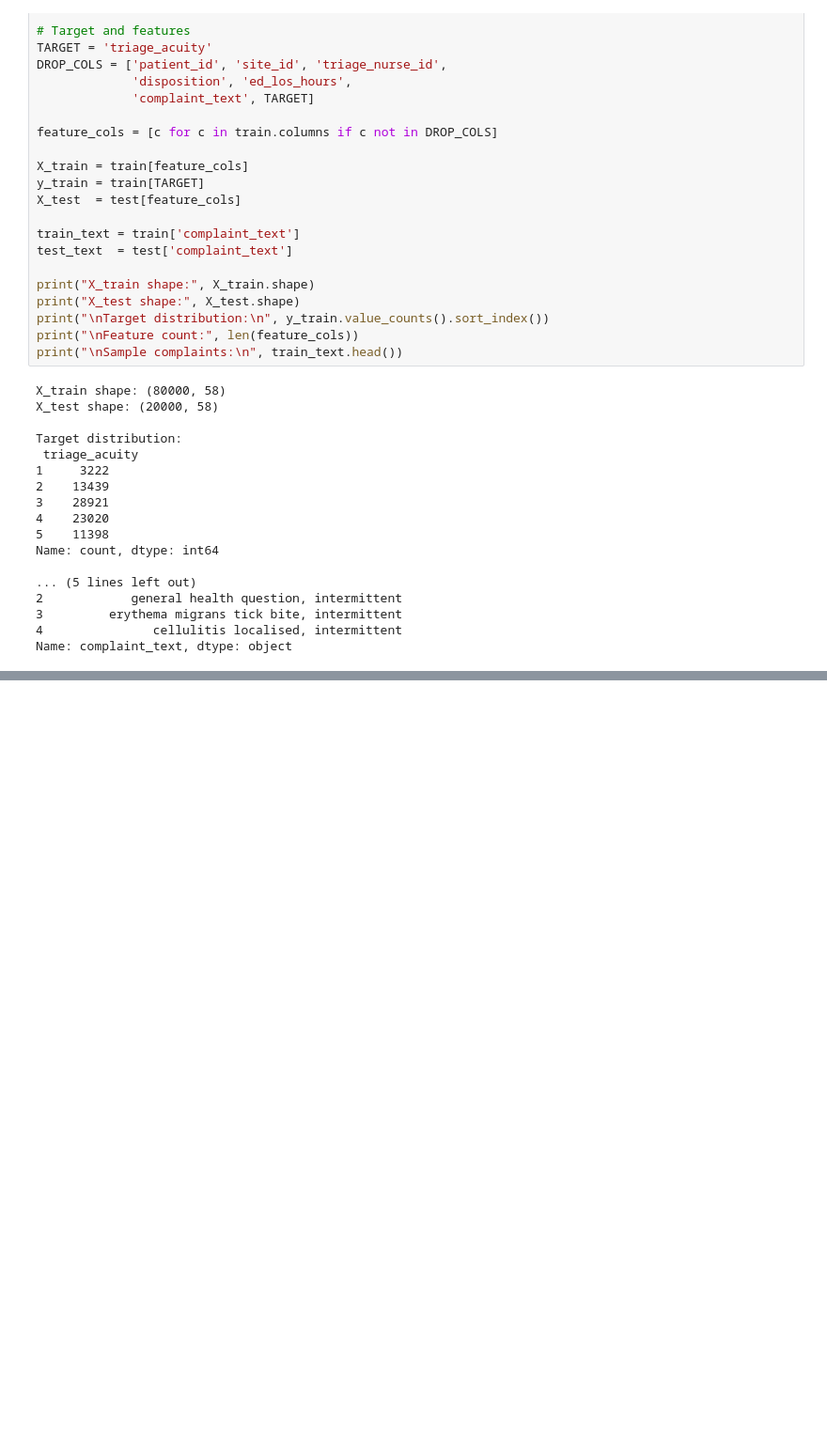
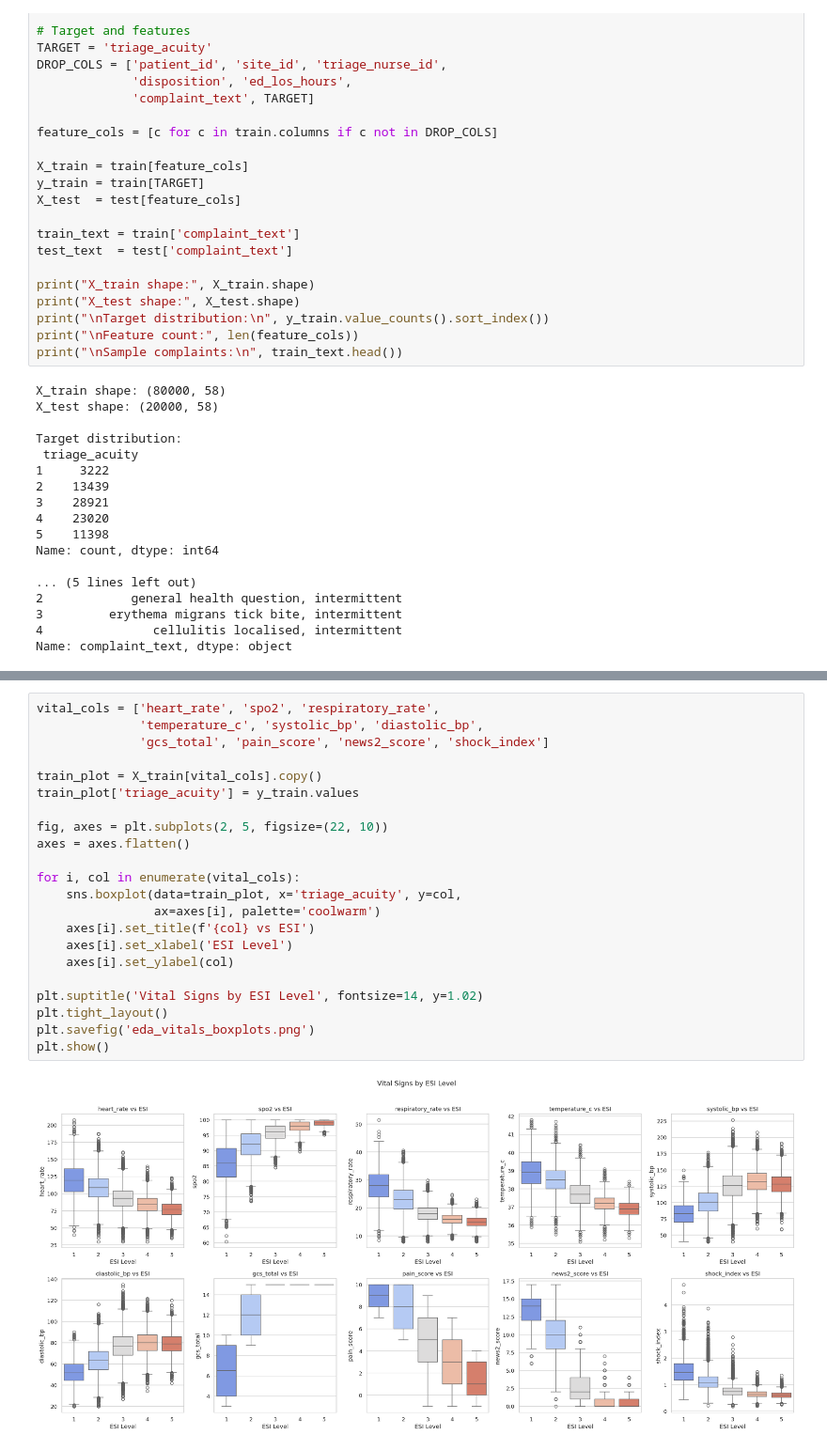
Before and after one commit to sayan1506/Triagegeist, a Jupyter notebook: Triagegegist_Phase_1.ipynb, the cells around one changed output, grey strips where cells are left out. Shown at 94% size. Drawn from its saved outputs; the diff is of its cells as text; blank space fills up the shorter version.

```diff
--- a/Triagegegist_Phase_1.ipynb
+++ b/Triagegegist_Phase_1.ipynb
@@ -90,0 +198,24 @@ Name: complaint_text, dtype: object
+# %%
+vital_cols = ['heart_rate', 'spo2', 'respiratory_rate',
+              'temperature_c', 'systolic_bp', 'diastolic_bp',
+              'gcs_total', 'pain_score', 'news2_score', 'shock_index']
+
+train_plot = X_train[vital_cols].copy()
+train_plot['triage_acuity'] = y_train.values
+
+fig, axes = plt.subplots(2, 5, figsize=(22, 10))
+axes = axes.flatten()
+
+for i, col in enumerate(vital_cols):
+    sns.boxplot(data=train_plot, x='triage_acuity', y=col,
+                ax=axes[i], palette='coolwarm')
+    axes[i].set_title(f'{col} vs ESI')
+    axes[i].set_xlabel('ESI Level')
+    axes[i].set_ylabel(col)
+
+plt.suptitle('Vital Signs by ESI Level', fontsize=14, y=1.02)
+plt.tight_layout()
+plt.savefig('eda_vitals_boxplots.png')
+plt.show()
+# %% [output]
+[figure, added]
```
Also changed, not shown: parts of 16 cells of this notebook.
